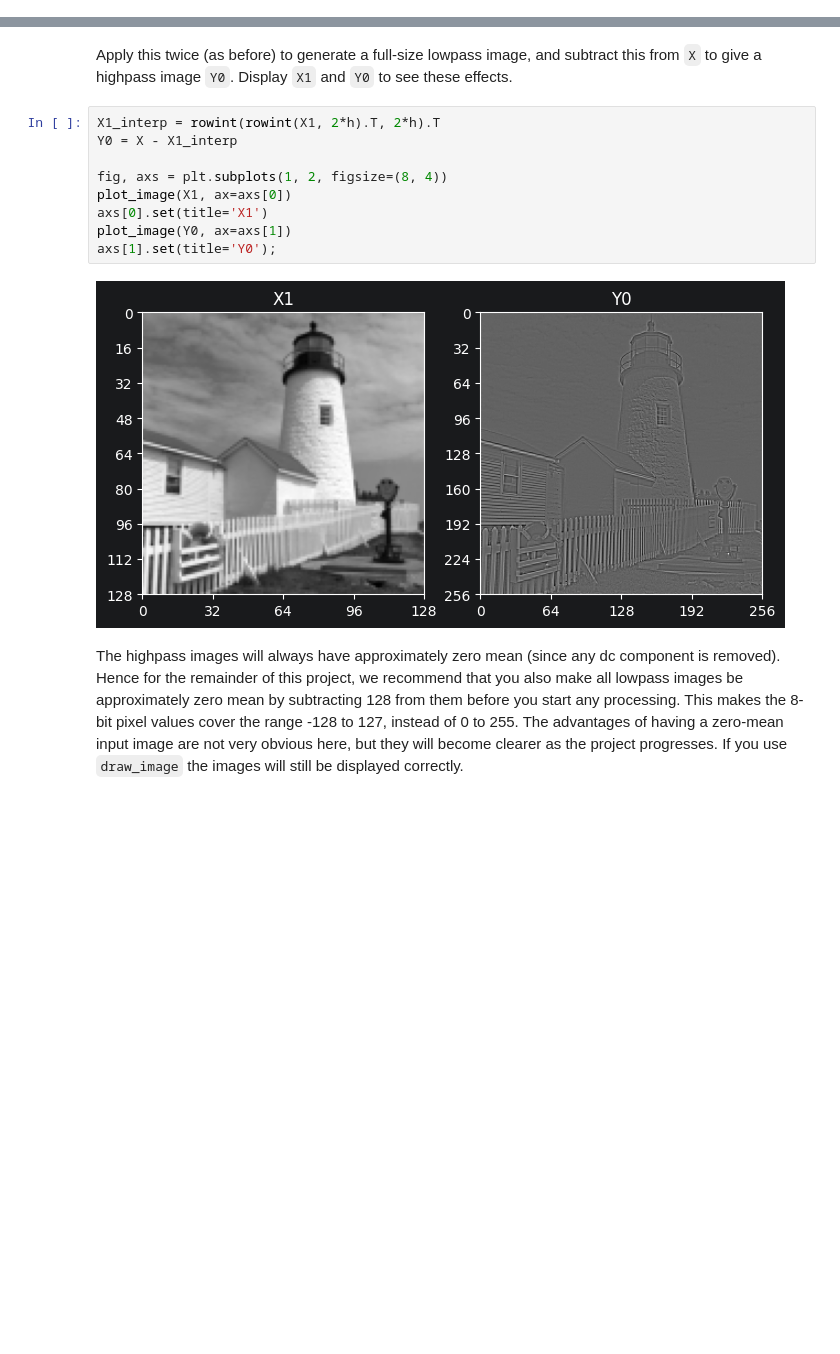
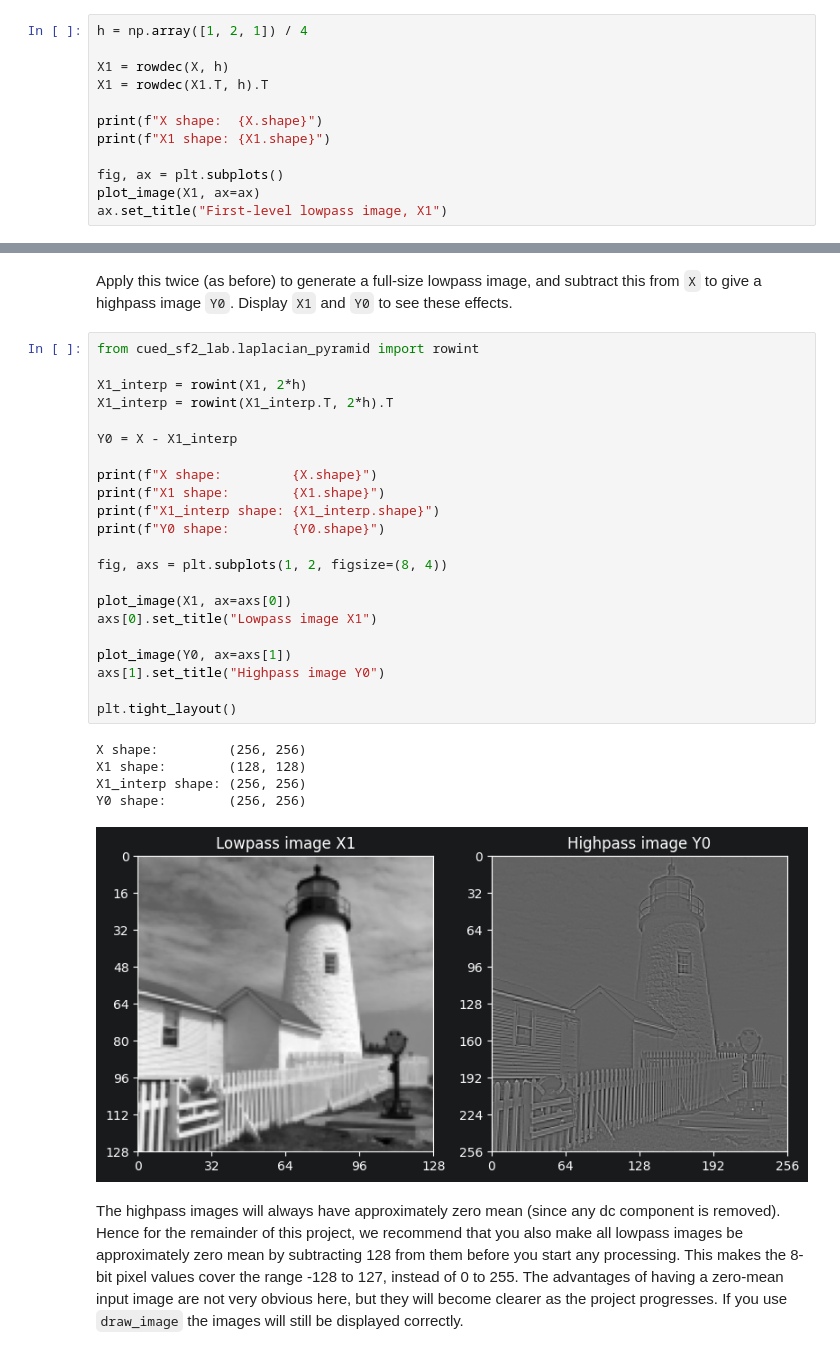
Before and after one commit to dofsdev/SF2, a Jupyter notebook: 6-laplacian-pyramid.ipynb, the cells around one changed output, grey strips where cells are left out. Saved outputs shown, nothing was run; the diff lists cells and outputs as text; blank space fills up the shorter version.

```diff
--- a/6-laplacian-pyramid.ipynb
+++ b/6-laplacian-pyramid.ipynb
@@ -44,0 +42,12 @@ X1 = rowdec(rowdec(X, h).T, h).T
+# %%
+h = np.array([1, 2, 1]) / 4
+
+X1 = rowdec(X, h)
+X1 = rowdec(X1.T, h).T
+
+print(f"X shape:  {X.shape}")
+print(f"X1 shape: {X1.shape}")
+
+fig, ax = plt.subplots()
+plot_image(X1, ax=ax)
+ax.set_title("First-level lowpass image, X1")
@@ -59,16 +73,33 @@ Apply this twice (as before) to generate
 a full-size lowpass image, and subtract this from `X` to
 give a highpass image `Y0`. Display `X1` and `Y0` to see these effects.
 # %%
-X1_interp = rowint(rowint(X1, 2*h).T, 2*h).T
+from cued_sf2_lab.laplacian_pyramid import rowint
+
+X1_interp = rowint(X1, 2*h)
+X1_interp = rowint(X1_interp.T, 2*h).T
+
 Y0 = X - X1_interp
 
+print(f"X shape:         {X.shape}")
+print(f"X1 shape:        {X1.shape}")
+print(f"X1_interp shape: {X1_interp.shape}")
+print(f"Y0 shape:        {Y0.shape}")
+
 fig, axs = plt.subplots(1, 2, figsize=(8, 4))
+
 plot_image(X1, ax=axs[0])
-axs[0].set(title='X1')
+axs[0].set_title("Lowpass image X1")
+
 plot_image(Y0, ax=axs[1])
-axs[1].set(title='Y0');
+axs[1].set_title("Highpass image Y0")
+
+plt.tight_layout()
 # %% [output]
+X shape:         (256, 256)
+X1 shape:        (128, 128)
+X1_interp shape: (256, 256)
+Y0 shape:        (256, 256)
-[figure, old version]
+[figure, new version]
 # %% [markdown]
 The highpass images will
 always have approximately zero mean (since any dc component is
```
Also changed, not shown: parts of 30 cells of this notebook.
